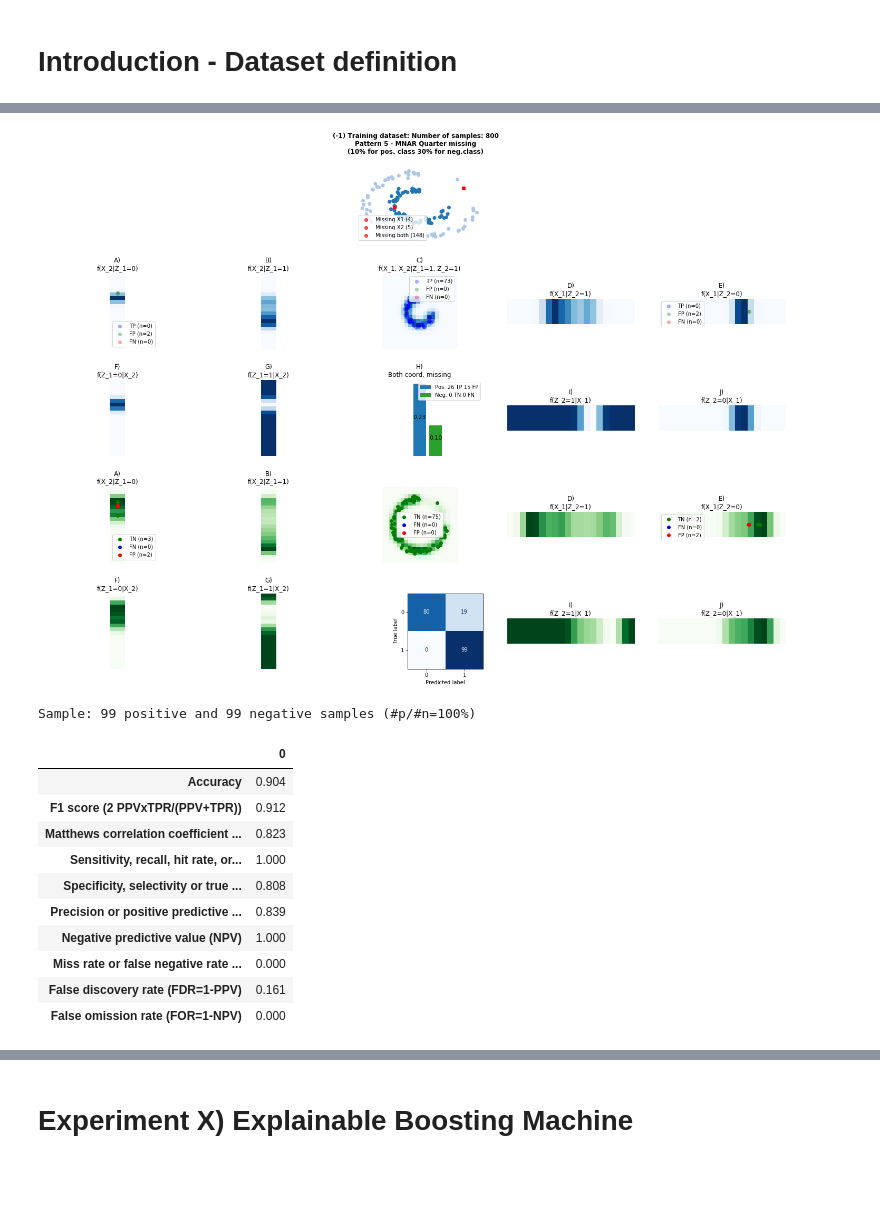
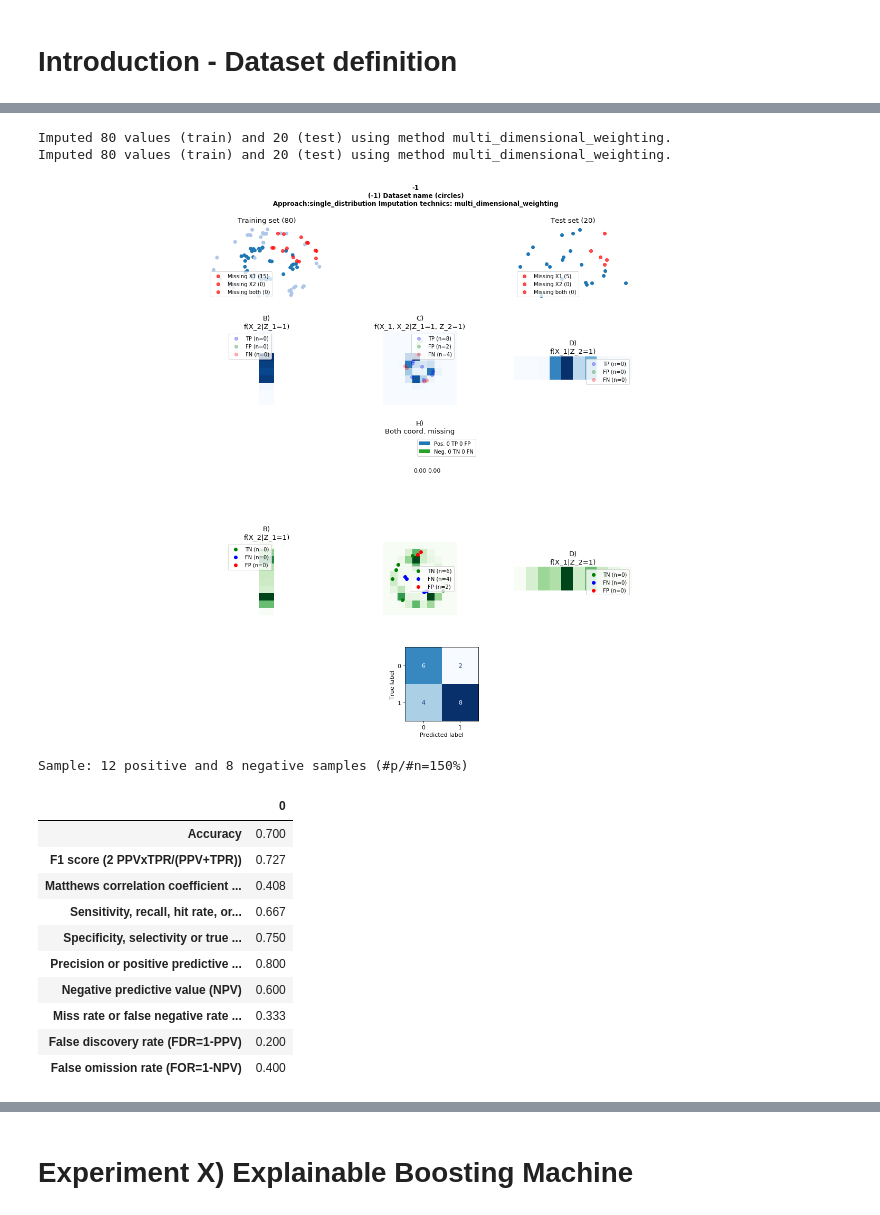
Before and after one commit to matiasdm/notes_on_stats, a Jupyter notebook: doc/notebooks/3_benchmarking.ipynb, the cells around one changed output, grey strips where cells are left out. Cells and saved outputs as stored; diff of their text form; code cells hidden in the pictures; blank space fills up the shorter version.

```diff
--- a/doc/notebooks/3_benchmarking.ipynb
+++ b/doc/notebooks/3_benchmarking.ipynb
@@ -243,22 +172,0 @@ KeyboardInterrupt:
-# %%
-# Dataset default parameters
-DATASET_NAME = 'circles'
-NUM_SAMPLES = 1000
-IMBALANCE_RATIO = .5
-
-# Missingness default parameters
-MISSINGNESS_PATTERN = 5
-MAX_TRY_MISSSINGNESS = 100
-RATIO_OF_MISSING_VALUES = .2
-RATIO_MISSING_PER_CLASS = [.1, .3]
-
-# pdf estimation default parameters
-RESOLUTION = 20
-BANDWIDTH = .2
-
-# Classification default parameters
-PROPORTION_TRAIN = .8
-
-# Machine parameters
-EPSILON = np.finfo(float).eps
-RANDOM_STATE = 105
@@ -318,40 +173,47 @@ Class 1 - Ratio of number-wise missing data 0.26263 (thres. 0.3)
 # %%
+approach = 'single_distribution'
+missing_data_handling='imputation'
+imputation_method='multi_dimensional_weighting'
+
+# Change dataset missing data handling
+dataset.change_imputation_approach(missing_data_handling=missing_data_handling, imputation_method=imputation_method)
+
 # Create the experiments
 exp = Experiments(dataset_name,
-                  dataset_train=dataset_train,
-                  dataset_test=dataset_test,
+                  dataset=dataset,
                   purpose='classification',
-                  method='no_imputations',
-                  inference_imputation=False,
+                  approach = approach,
                   previous_experiment=None,
                   save_experiment=False,
                   verbosity=1,
                   debug=False,
                   proportion_train=PROPORTION_TRAIN,
                   resolution=RESOLUTION,
                   bandwidth=BANDWIDTH,
                   random_state=RANDOM_STATE)
 
 
 # Estimate the distributions
 exp.fit()
 
 # Estimate the distributions
 exp.predict()
 
 # Plot results
 exp.plot()
 # %% [output]
+Imputed 80 values (train) and 20 (test) using method multi_dimensional_weighting.
+Imputed 80 values (train) and 20 (test) using method multi_dimensional_weighting.
-[figure, old version]
+[figure, new version]
-Sample: 99 positive and 99 negative samples (#p/#n=100%)
+Sample: 12 positive and 8 negative samples (#p/#n=150%)
 |  | 0 |
-| Accuracy | 0.904 |
-| F1 score (2 PPVxTPR/(PPV+TPR)) | 0.912 |
-| Matthews correlation coefficient ... | 0.823 |
-| Sensitivity, recall, hit rate, or... | 1.000 |
-| Specificity, selectivity or true ... | 0.808 |
-| Precision or positive predictive ... | 0.839 |
-| Negative predictive value (NPV) | 1.000 |
-| Miss rate or false negative rate ... | 0.000 |
-| False discovery rate (FDR=1-PPV) | 0.161 |
-| False omission rate (FOR=1-NPV) | 0.000 |
+| Accuracy | 0.700 |
+| F1 score (2 PPVxTPR/(PPV+TPR)) | 0.727 |
+| Matthews correlation coefficient ... | 0.408 |
+| Sensitivity, recall, hit rate, or... | 0.667 |
+| Specificity, selectivity or true ... | 0.750 |
+| Precision or positive predictive ... | 0.800 |
+| Negative predictive value (NPV) | 0.600 |
+| Miss rate or false negative rate ... | 0.333 |
+| False discovery rate (FDR=1-PPV) | 0.200 |
+| False omission rate (FOR=1-NPV) | 0.400 |
```
Also changed, not shown: parts of 31 cells of this notebook, 16 other files.
